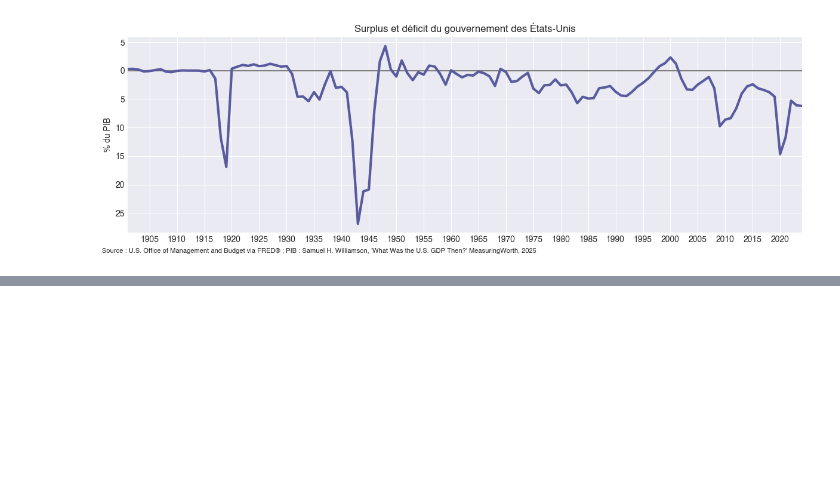
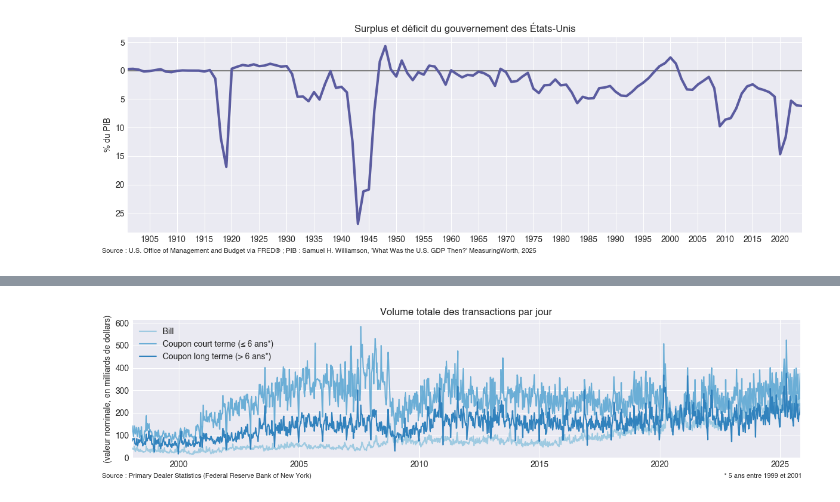
Before and after one commit to miche-quiche/OikopediaCharts, a Jupyter notebook: TreasuryMarketFofData.ipynb, the cells around one changed output, grey strips where cells are left out. Cells and saved outputs as stored; diff of their text form; code cells hidden in the pictures; blank space fills up the shorter version.

```diff
--- a/TreasuryMarketFofData.ipynb
+++ b/TreasuryMarketFofData.ipynb
@@ -597,3 +831,10 @@ Noms des séries dans le .csv :
       * Other Financing Activity, Securities Borrowed, O/N, <30d, >=30d : SAME
 * Jan2022 to Jul2024 (SAME, sauf coupons, avec <=21y et >21y, mais nomenclature similaire)
 * Jul2024 to Now (SAME)
+# %%
+import pandas as pd
+df_pd = pd.read_csv("Data/FedPrimaryDealerStatistics.csv")
+df_pd['As Of Date'] = pd.to_datetime(df_pd['As Of Date'])
+df_pd["Value (millions)"] = df_pd["Value (millions)"].replace(r'[^\d.-]', '', regex=True)
+df_pd["Value (millions)"] = pd.to_numeric(df_pd["Value (millions)"], errors='coerce')/1000
+df_pd.head()
@@ -599,0 +848,58 @@ Noms des séries dans le .csv :
+# %%
+import matplotlib.pyplot as plt
+import matplotlib.cm as cm
+from matplotlib.ticker import MaxNLocator
+
+plt.style.use('https://github.com/dhaitz/matplotlib-stylesheets/raw/master/pacoty.mplstyle')
+
+df1=df_pd.copy()
+
+transaction_map = {
+    "PDSUSGTBOT": "A transaction bill",
+    "PDSUSGCS5LOT": "B transaction short coupon",
+    "PDSUSGCS5MOT": "C transaction long coupon",
+    "PDSUSGCS3LOT": "B transaction short coupon",
+    "PDSUSGCS36OT": "B transaction short coupon",
+    "PDSUSGCS611OT": "C transaction long coupon",
+    "PDSUSGCSM11OT": "C transaction long coupon",
+    "PDTRGS-EXTB": "A transaction bill",
+    "PDTRGSC-L2": "B transaction short coupon",
+    "PDTRGSC-G2L3": "B transaction short coupon",
+    "PDTRGSC-G3L6": "B transaction short coupon",
+    "PDTRGSC-G6L7": "C transaction long coupon",
+    "PDTRGSC-G7L11": "C transaction long coupon",
+    "PDTRGSC-G11": "C transaction long coupon",
+    "PDTRGSC-G11L21": "C transaction long coupon",
+    "PDTRGSC-G21": "C transaction long coupon"
+}
+
+df1["transaction_type"] = df1["Time Series"].map(transaction_map)
+df1 = df1.pivot_table(
+    index="As Of Date",
+    columns="transaction_type",
+    values="Value (millions)",
+    aggfunc="sum"
+)
+
+df1.index.name = None
+
+df1 = df1.rename(columns={
+    "A transaction bill": "Bill",
+    "B transaction short coupon": "Coupon court terme (≤ 6 ans*)",
+    "C transaction long coupon": "Coupon long terme (> 6 ans*)"
+})
+
+fig, ax = plt.subplots(figsize=(12,3))
+cmap = cm.get_cmap('tab20c')
+colors = [cmap(2), cmap(1), cmap(0)]
+df1.plot(ax=ax, color=colors)
+ax.set_title("Volume totale des transactions par jour")
+ax.set_ylabel("(valeur nominale, en milliards de dollars)")
+ax.set_ylim(bottom=0)
+ax.legend()
+fig.text(0.01, -0.0, "Source : Primary Dealer Statistics (Federal Reserve Bank of New York)", ha="left", fontsize=8)
+fig.text(0.99, -0.0, "* 5 ans entre 1999 et 2001", ha="right", fontsize=8)
+plt.tight_layout()
+plt.show()
+# %% [output]
+[figure, added]
```
Also changed, not shown: parts of 13 cells of this notebook, 2 other files.
